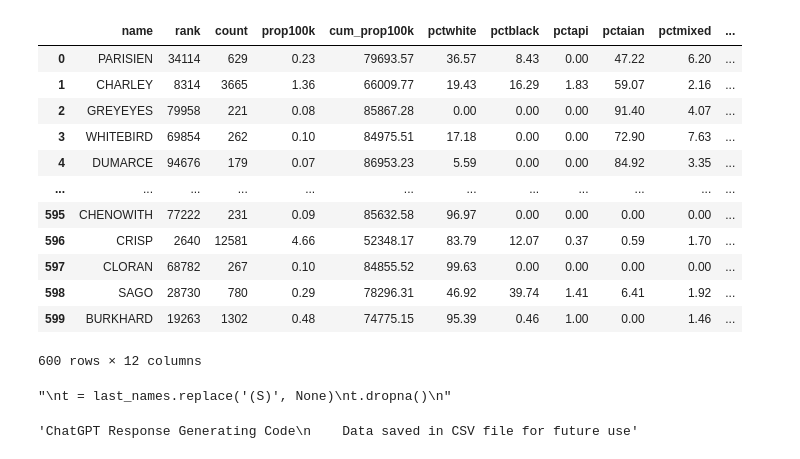
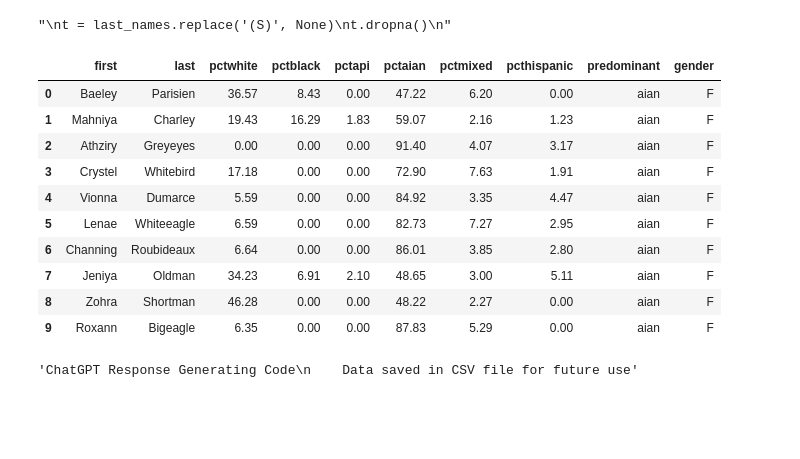
Before and after one commit to wohmas/Group13_Project, a Jupyter notebook: Project.ipynb, the cells around one changed output. Cells and saved outputs as stored; diff of their text form; code cells hidden in the pictures; blank space fills up the shorter version.

```diff
--- a/Project.ipynb
+++ b/Project.ipynb
@@ -36,22 +36,6 @@ last_names2['predominant'] = last_names2.iloc[:,5:].idxmax(1).str.replace('pct',
 # Sample evenly through each unique dominant ethnicity
 # Prevents most names being white and promotes even representation
 last_names_final = last_names2.groupby('predominant').apply(lambda ethnicity: ethnicity.sample(sample_size)).reset_index(drop=True)
-# %%
-last_names_final
-# %% [output]
-|  | name | rank | count | prop100k | cum_prop100k | pctwhite | pctblack | pctapi | pctaian | pctmixed | ... |
-| 0 | PARISIEN | 34114 | 629 | 0.23 | 79693.57 | 36.57 | 8.43 | 0.00 | 47.22 | 6.20 | ... |
-| 1 | CHARLEY | 8314 | 3665 | 1.36 | 66009.77 | 19.43 | 16.29 | 1.83 | 59.07 | 2.16 | ... |
-| 2 | GREYEYES | 79958 | 221 | 0.08 | 85867.28 | 0.00 | 0.00 | 0.00 | 91.40 | 4.07 | ... |
-| 3 | WHITEBIRD | 69854 | 262 | 0.10 | 84975.51 | 17.18 | 0.00 | 0.00 | 72.90 | 7.63 | ... |
-| 4 | DUMARCE | 94676 | 179 | 0.07 | 86953.23 | 5.59 | 0.00 | 0.00 | 84.92 | 3.35 | ... |
-| ... | ... | ... | ... | ... | ... | ... | ... | ... | ... | ... | ... |
-| 595 | CHENOWITH | 77222 | 231 | 0.09 | 85632.58 | 96.97 | 0.00 | 0.00 | 0.00 | 0.00 | ... |
-| 596 | CRISP | 2640 | 12581 | 4.66 | 52348.17 | 83.79 | 12.07 | 0.37 | 0.59 | 1.70 | ... |
-| 597 | CLORAN | 68782 | 267 | 0.10 | 84855.52 | 99.63 | 0.00 | 0.00 | 0.00 | 0.00 | ... |
-| 598 | SAGO | 28730 | 780 | 0.29 | 78296.31 | 46.92 | 39.74 | 1.41 | 6.41 | 1.92 | ... |
-| 599 | BURKHARD | 19263 | 1302 | 0.48 | 74775.15 | 95.39 | 0.46 | 1.00 | 0.00 | 1.46 | ... |
-600 rows × 12 columns
 # %%
 # Potential other way of handling confidentiality
 # 27,649 Names after removal
@@ -79,6 +63,20 @@ full_names.columns = ['first', 'last', 'pctwhite', 'pctblack', 'pctapi', 'pctaia
        'pcthispanic', 'predominant', 'gender']
 # Make names into list for ChatGPT data collection
 names = [row for row in full_names[['first', 'last']].to_numpy()]
+# %%
+full_names.head(10)
+# %% [output]
+|  | first | last | pctwhite | pctblack | pctapi | pctaian | pctmixed | pcthispanic | predominant | gender |
+| 0 | Baeley | Parisien | 36.57 | 8.43 | 0.00 | 47.22 | 6.20 | 0.00 | aian | F |
+| 1 | Mahniya | Charley | 19.43 | 16.29 | 1.83 | 59.07 | 2.16 | 1.23 | aian | F |
+| 2 | Athziry | Greyeyes | 0.00 | 0.00 | 0.00 | 91.40 | 4.07 | 3.17 | aian | F |
+| 3 | Crystel | Whitebird | 17.18 | 0.00 | 0.00 | 72.90 | 7.63 | 1.91 | aian | F |
+| 4 | Vionna | Dumarce | 5.59 | 0.00 | 0.00 | 84.92 | 3.35 | 4.47 | aian | F |
+| 5 | Lenae | Whiteeagle | 6.59 | 0.00 | 0.00 | 82.73 | 7.27 | 2.95 | aian | F |
+| 6 | Channing | Roubideaux | 6.64 | 0.00 | 0.00 | 86.01 | 3.85 | 2.80 | aian | F |
+| 7 | Jeniya | Oldman | 34.23 | 6.91 | 2.10 | 48.65 | 3.00 | 5.11 | aian | F |
+| 8 | Zohra | Shortman | 46.28 | 0.00 | 0.00 | 48.22 | 2.27 | 0.00 | aian | F |
+| 9 | Roxann | Bigeagle | 6.35 | 0.00 | 0.00 | 87.83 | 5.29 | 0.00 | aian | F |
 # %%
 '''ChatGPT Response Generating Code
     Data saved in CSV file for future use'''
```
Also changed, not shown: parts of 1 cell of this notebook.
